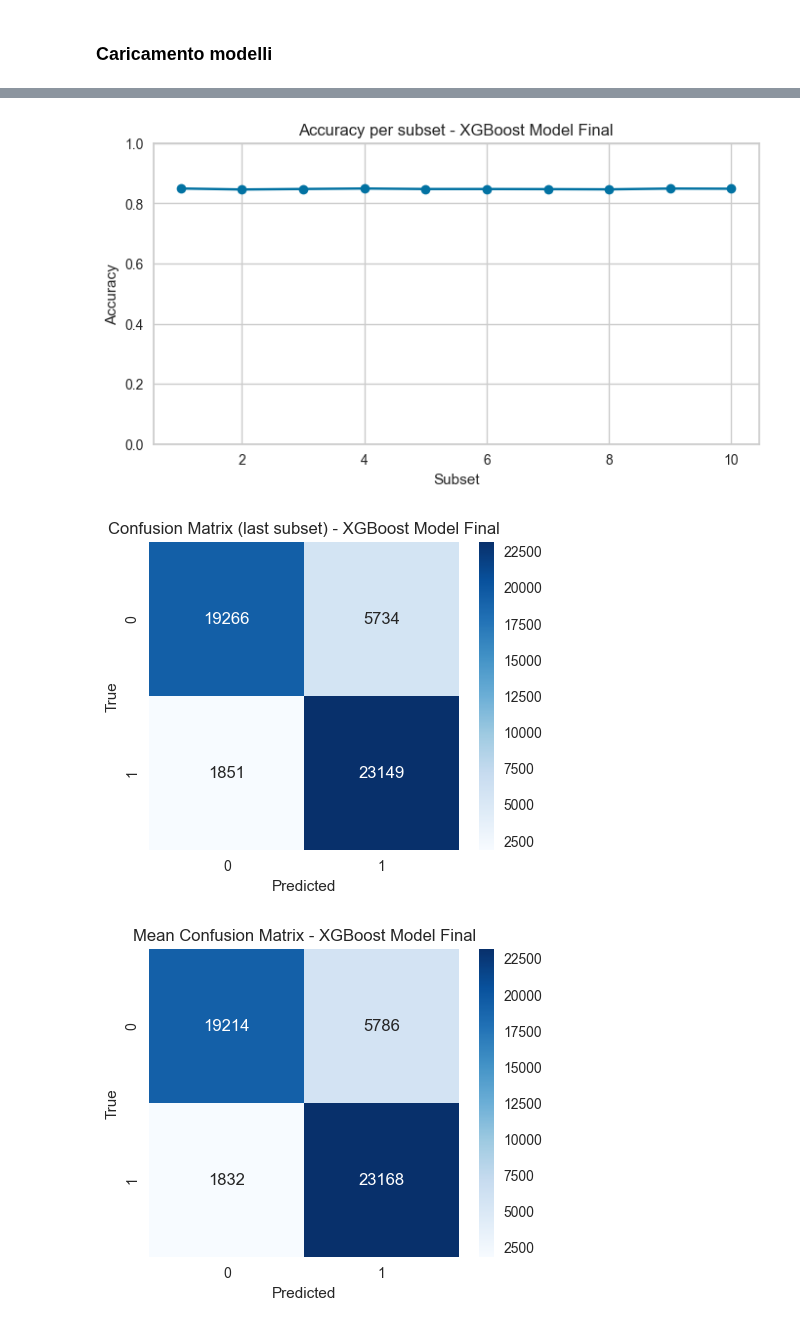
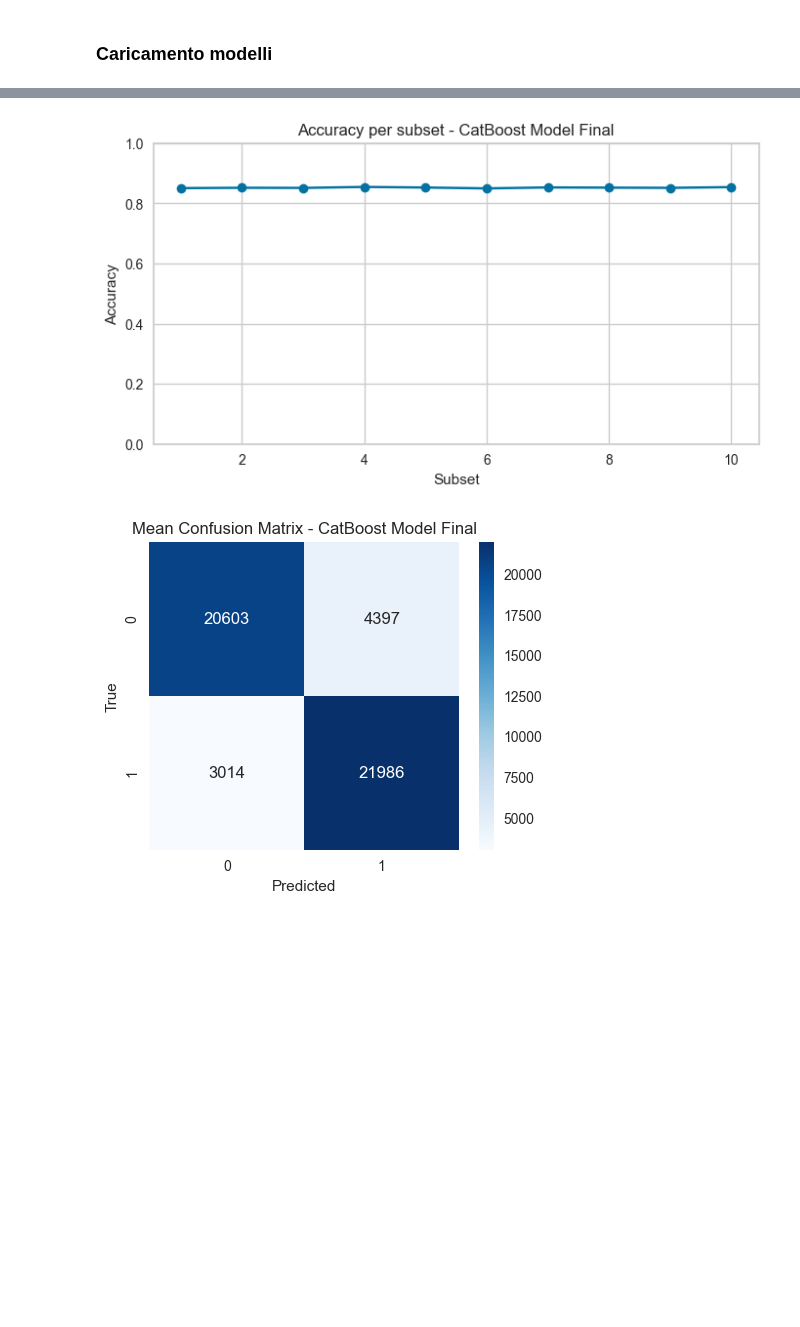
Before and after one commit to ScrPzz/rongowai, a Jupyter notebook: all_models_deep_test.ipynb, the cells around one changed output, grey strips where cells are left out. Cells and saved outputs as stored; diff of their text form; code cells hidden in the pictures; blank space fills up the shorter version.

```diff
--- a/all_models_deep_test.ipynb
+++ b/all_models_deep_test.ipynb
@@ -614,8 +626,28 @@ for i in range(num_subsets):
         set_j = set(subsets_X[j].tobytes())
 # %% [markdown]
 ### Caricamento modelli
+# %%
+from catboost import CatBoostClassifier
+def _load_catboost_model(model_path=str):
+        """Carica il modello CatBoost dal percorso specificato"""
+        try:
+            model = CatBoostClassifier()
+            model.load_model(str(model_path))
+            print(f"Modello caricato con successo da: {model_path}")
+            return model
+        except Exception as e:
+            print(f"Errore nel caricamento del modello: {e}")
+            raise
+# %%
+from joblib import load
+
+
+catboost_path = r"./models/catboost_test120625_1946/catboost_trained_on_full_data_model_v1.cbm"
+scaler_path = "./models/catboost_trained_on_full_data_model_v1_scaler.joblib"
+scaler = load(scaler_path)
 # %%
-xg_boost_model_final = load_model('xgboost_model_final')
+xg_boost_model_final = None #load_model('xgboost_model_final')
+catboost_model_final = _load_catboost_model(catboost_path)
 best_binary_classification_model = None # load_model('best_binary_classification_model')
 best_random_forest_model = None #load_model('best_random_forest_model')
 best_binary_classification_ensembled_model = None #load_model('best_binary_classification_ensembled_model')
@@ -632,6 +664,10 @@ def predict_with_xgboost(X):
     model = xg_boost_model_final['model']
     X_proc = preprocess_for_xgboost(X)
     return model.predict(X_proc)
+
+def predict_with_catboost(X):
+    X_proc = scaler.transform(X)
+    return catboost_model_final.predict(X_proc)
 
 # Preprocessing for pycaret pipeline models
 def preprocess_for_pycaret(model, X):
@@ -689,6 +727,10 @@ if best_random_forest_model is not None:
 if best_binary_classification_ensembled_model is not None:
     models["Best Binary Classification Ensembled Model"] = type(
         "PyCaretEnsembleWrapper", (), {"predict": staticmethod(lambda X: predict_with_pycaret(best_binary_classification_ensembled_model, X))}
+    )()
+if catboost_model_final is not None:
+    models["CatBoost Model Final"] = type(
+        "CatBoostWrapper", (), {"predict": staticmethod(predict_with_catboost)}
     )()
 
 for model_name, model in models.items():
@@ -720,8 +762,7 @@ for model_name, model in models.items():
         cms.append(cm)
     print(f"Mean Accuracy: {np.mean(accs):.4f}")
     print(f"Std Accuracy: {np.std(accs):.4f}")
-    print("Classification Report (last subset):")
-    print(classification_report(subsets_y[-1], model.predict(subsets_X[-1])))
+
     # Media delle accuratezze e confusion matrix media
     mean_acc = np.mean(accs)
     std_acc = np.std(accs)
@@ -740,14 +781,6 @@ for model_name, model in models.items():
     plt.grid(True)
     plt.show()
 
-    # Plot confusion matrix (last subset)
-    plt.figure(figsize=(5, 4))
-    sns.heatmap(confusion_matrix(subsets_y[-1], model.predict(subsets_X[-1])), annot=True, fmt='d', cmap='Blues')
-    plt.title(f'Confusion Matrix (last subset) - {model_name}')
-    plt.xlabel('Predicted')
-    plt.ylabel('True')
-    plt.show()
-
     # Plot mean confusion matrix
     plt.figure(figsize=(5, 4))
     sns.heatmap(mean_cm, annot=True, fmt='.0f', cmap='Blues')
@@ -784,3 +817,2 @@ Confusion Matrix media:
 [figure]
-[figure, old version]
+[figure, new version]
-[figure, removed]
```
Also changed, not shown: parts of 7 cells of this notebook, 1 other file.
